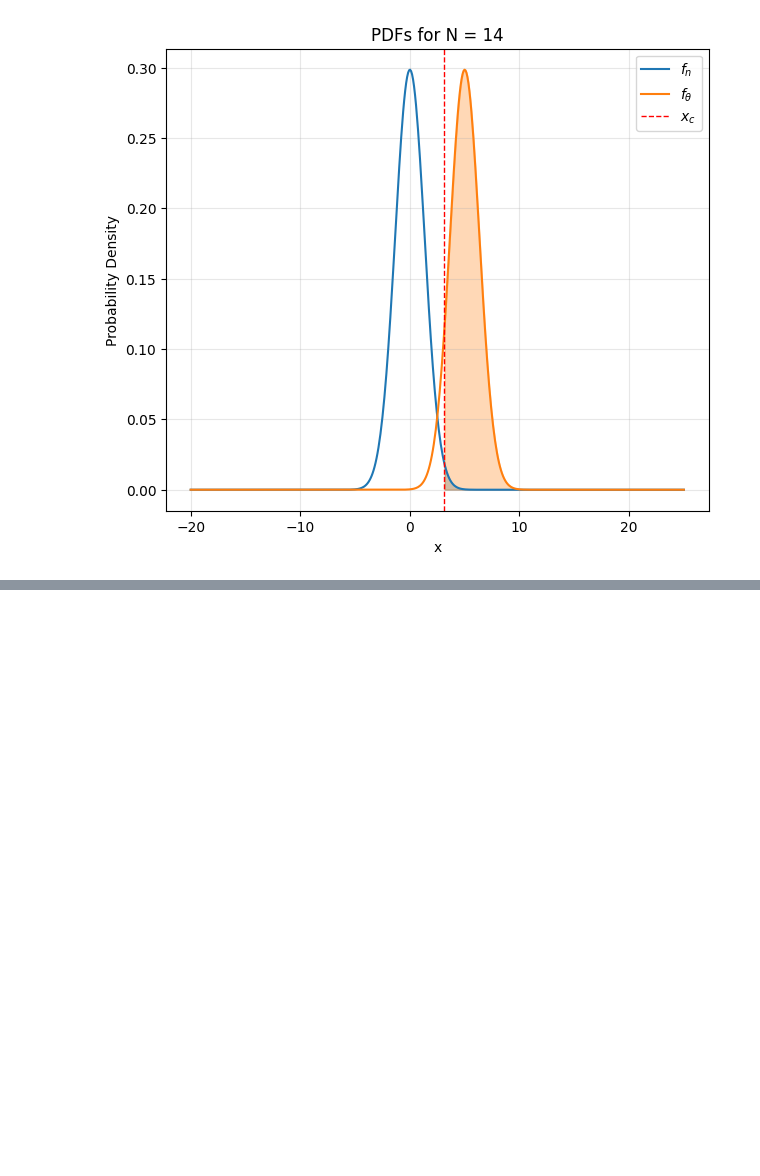
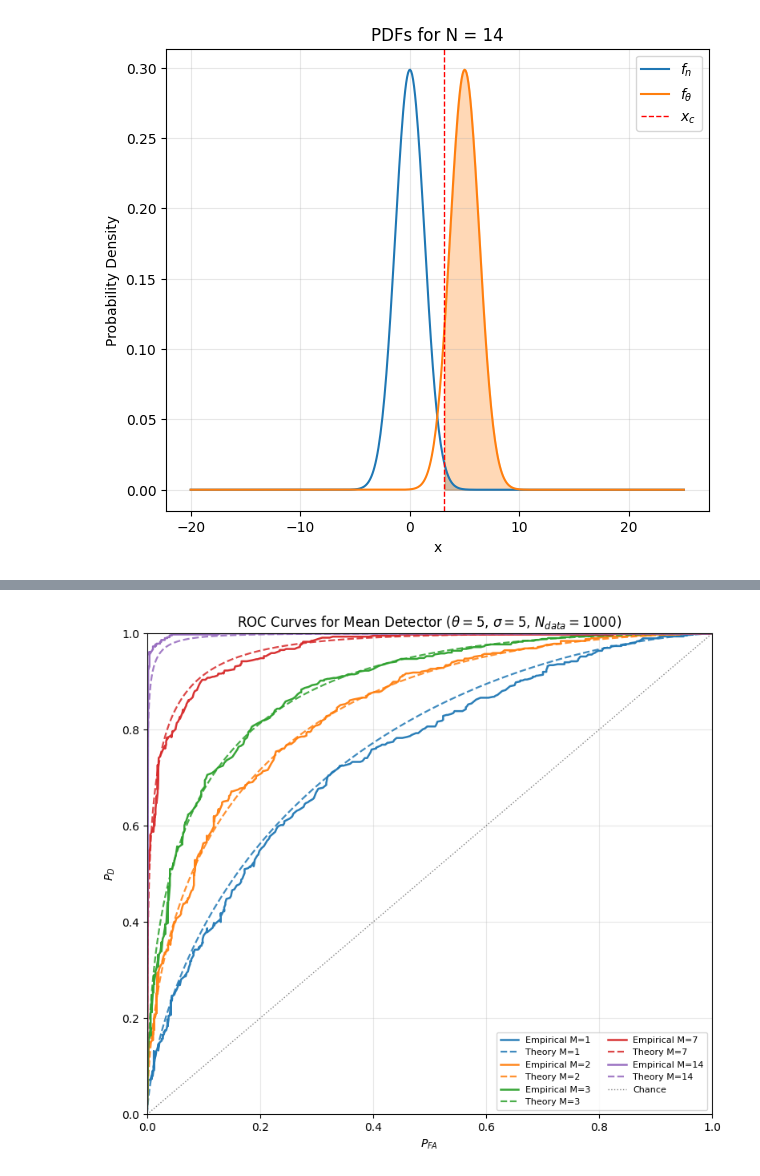
Before and after one commit to Twaal/Statistical_Signal_Processing_IN5340, a Jupyter notebook: Project_3/project_3.ipynb, the cells around one changed output, grey strips where cells are left out. Saved outputs shown, nothing was run; the diff lists cells and outputs as text; code cells hidden in the pictures; blank space fills up the shorter version.

```diff
--- a/Project_3/project_3.ipynb
+++ b/Project_3/project_3.ipynb
@@ -318,0 +345,91 @@ Verification at N = 14:
+# %%
+from scipy.stats import norm as norm_dist
+import numpy as np
+import matplotlib.pyplot as plt
+
+theta = 5
+sigma = 5
+nData = 1000
+nMeasures_list = [1, 2, 3, 7, 14]
+
+# Common P_FA axis for theoretical curves
+pfa_grid = np.linspace(1e-6, 1 - 1e-6, 1200)
+
+rng = np.random.default_rng(42)
+fig, ax = plt.subplots(figsize=(8, 7))
+
+summary = []
+
+for nMeasures in nMeasures_list:
+    # True binary signal (equal priors): 0 or theta
+    signal = theta * (rng.standard_normal(nData) >= 0).astype(float)
+
+    # Repeat each signal value nMeasures times and add independent noise
+    s_mat = np.repeat(signal[:, None], nMeasures, axis=1)
+    x_mat = s_mat + sigma * rng.standard_normal((nData, nMeasures))
+
+    # Sufficient statistic: sample mean across measurements
+    x_mean = x_mat.mean(axis=1)
+    labels = (signal > 0).astype(int)
+
+    # Empirical ROC via threshold sweep
+    thresholds = np.linspace(x_mean.min() - 1.0, x_mean.max() + 1.0, 700)
+    pfa_emp = np.array([np.mean(x_mean[labels == 0] >= t) for t in thresholds])
+    pd_emp = np.array([np.mean(x_mean[labels == 1] >= t) for t in thresholds])
+
+    # Sort by P_FA for stable plotting/AUC integration
+    order = np.argsort(pfa_emp)
+    pfa_emp_sorted = pfa_emp[order]
+    pd_emp_sorted = pd_emp[order]
+
+    # Theoretical ROC for detector on sample mean:
+    # d' = theta / (sigma/sqrt(nMeasures)) = theta*sqrt(nMeasures)/sigma
+    d_prime_n = theta * np.sqrt(nMeasures) / sigma
+    pd_theory = norm_dist.sf(norm_dist.isf(pfa_grid) - d_prime_n)
+
+    # Plot empirical and theoretical for each nMeasures
+    color = None
+    emp_line, = ax.plot(
+        pfa_emp_sorted,
+        pd_emp_sorted,
+        linewidth=1.8,
+        alpha=0.95,
+        label=f"Empirical M={nMeasures}"
+    )
+    color = emp_line.get_color()
+
+    ax.plot(
+        pfa_grid,
+        pd_theory,
+        linestyle='--',
+        linewidth=1.6,
+        color=color,
+        alpha=0.85,
+        label=f"Theory M={nMeasures}"
+    )
+
+    auc_emp = np.trapezoid(pd_emp_sorted, pfa_emp_sorted)
+    auc_theory = np.trapezoid(pd_theory, pfa_grid)
+    summary.append((nMeasures, auc_emp, auc_theory, d_prime_n))
+
+# Chance line
+ax.plot([0, 1], [0, 1], ':', color='gray', linewidth=1.0, label='Chance')
+
+ax.set_title(rf'ROC Curves for Mean Detector ($\theta={theta}$, $\sigma={sigma}$, $N_{{data}}={nData}$)')
+ax.set_xlabel(r'$P_{FA}$')
+ax.set_ylabel(r'$P_D$')
+ax.set_xlim(0, 1)
+ax.set_ylim(0, 1)
+ax.grid(True, alpha=0.3)
+ax.legend(loc='lower right', ncol=2, fontsize=8)
+plt.tight_layout()
+plt.show()
+
+print('Summary (single realization):')
+for m, auc_e, auc_t, dpr in summary:
+    print(f'  nMeasures={m:2d} | d\'={dpr:.3f} | AUC_emp={auc_e:.3f} | AUC_theory={auc_t:.3f}')
+
+print('\nComment: As nMeasures increases, the ROC curves move toward the top-left and AUC increases,')
+print('which confirms improved detectability due to reduced variance of the sample-mean statistic.')
+# %% [output]
+[figure, added]
```
Also changed, not shown: parts of 10 cells of this notebook, 10 other files.
